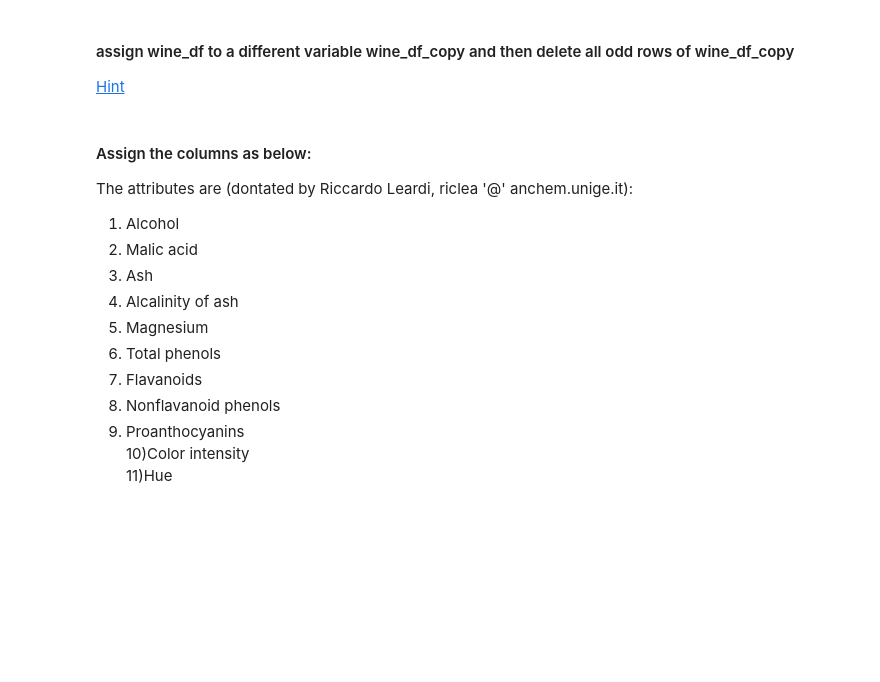
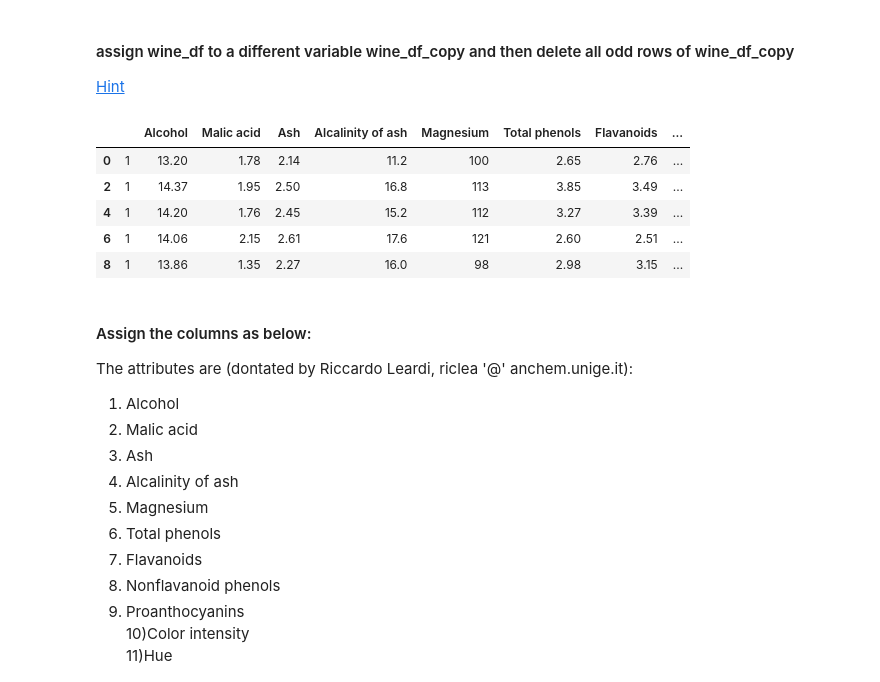
Before and after one commit to NehaAgarwal2598/Assignment-3, a Jupyter notebook: Pandas.ipynb, the cells around one changed output. Cells and saved outputs as stored; diff of their text form; code cells hidden in the pictures; blank space fills up the shorter version.

```diff
--- a/Pandas.ipynb
+++ b/Pandas.ipynb
@@ -232,6 +505,15 @@ print(wine_df.head())
 [Hint](https://pandas.pydata.org/pandas-docs/stable/generated/pandas.DataFrame.drop.html)
 # %%
 wine_df_copy = wine_df.iloc[::2]
+
+wine_df_copy.head()
+# %% [output]
+|  |  | Alcohol | Malic acid | Ash | Alcalinity of ash | Magnesium | Total phenols | Flavanoids | ... |
+| 0 | 1 | 13.20 | 1.78 | 2.14 | 11.2 | 100 | 2.65 | 2.76 | ... |
+| 2 | 1 | 14.37 | 1.95 | 2.50 | 16.8 | 113 | 3.85 | 3.49 | ... |
+| 4 | 1 | 14.20 | 1.76 | 2.45 | 15.2 | 112 | 3.27 | 3.39 | ... |
+| 6 | 1 | 14.06 | 2.15 | 2.61 | 17.6 | 121 | 2.60 | 2.51 | ... |
+| 8 | 1 | 13.86 | 1.35 | 2.27 | 16.0 | 98 | 2.98 | 3.15 | ... |
 # %% [markdown]
 #### Assign the columns as below:
 
```
Also changed, not shown: parts of 38 cells of this notebook.
